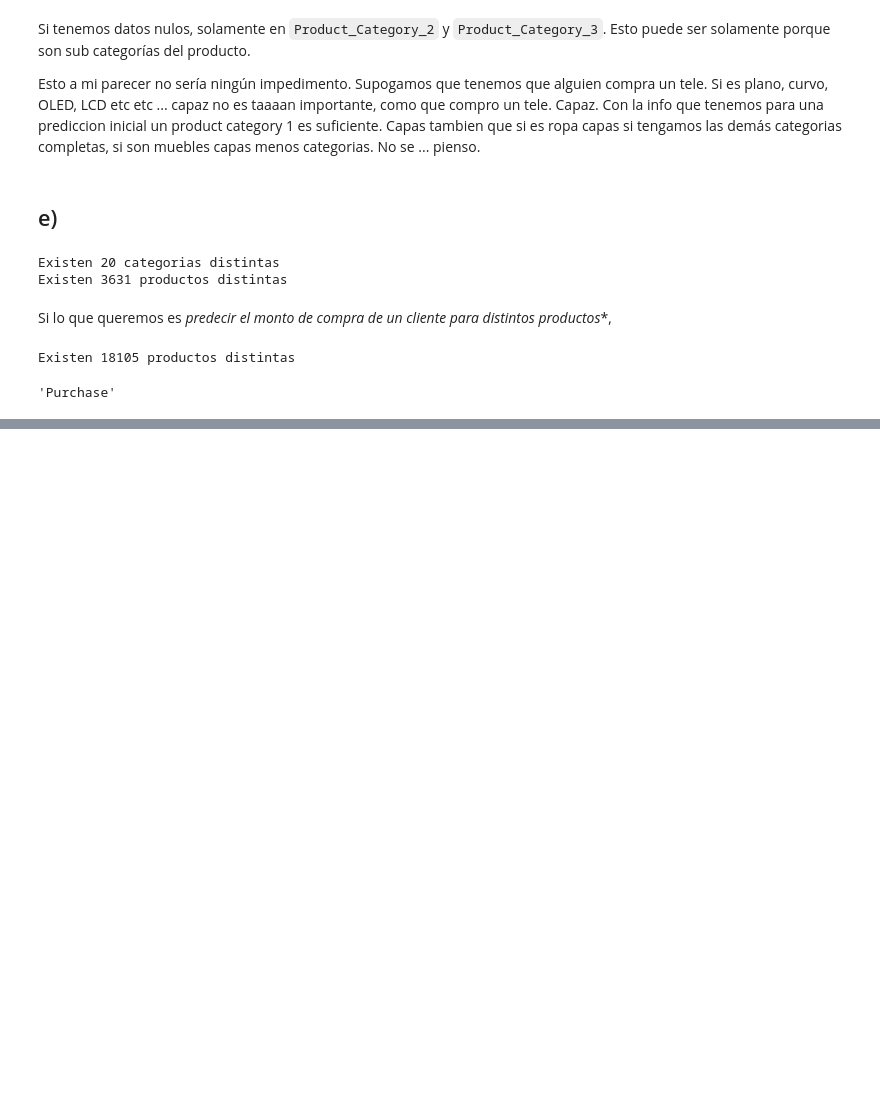
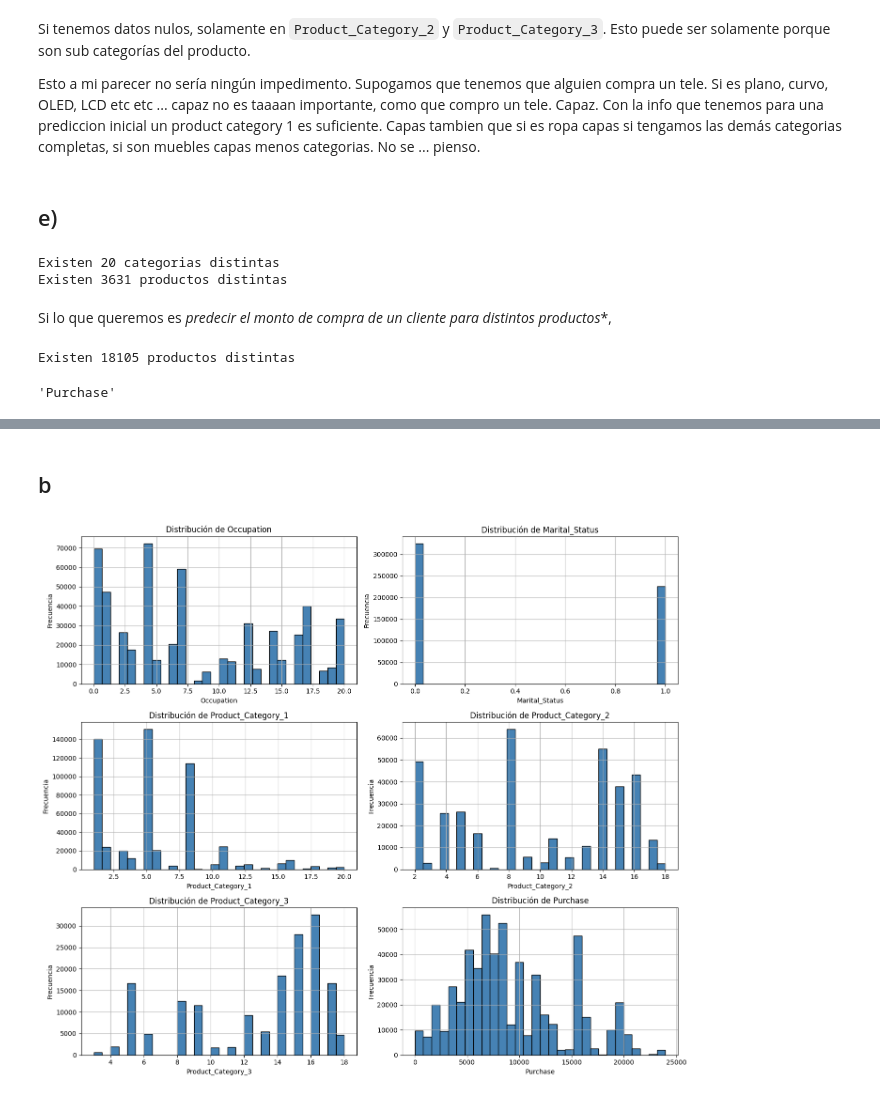
Before and after one commit to RafaelPigata/RP_blackfriday_sales_prediction, a Jupyter notebook: TP1.ipynb, the cells around one changed output, grey strips where cells are left out. Drawn from its saved outputs; the diff is of its cells as text; code cells hidden in the pictures; blank space fills up the shorter version.

```diff
--- a/TP1.ipynb
+++ b/TP1.ipynb
@@ -158,0 +209,19 @@ attributes[-1]
+# %% [markdown]
+## b
+# %%
+cols_numericas = ['Occupation', 'Marital_Status', 'Product_Category_1',
+                   'Product_Category_2', 'Product_Category_3', 'Purchase']
+
+fig, axes = plt.subplots(3, 2, figsize=(14, 12))
+axes = axes.flatten()
+
+for i, col in enumerate(cols_numericas):
+    data[col].dropna().hist(bins=30, ax=axes[i], color='steelblue', edgecolor='black')
+    axes[i].set_title(f'Distribución de {col}')
+    axes[i].set_xlabel(col)
+    axes[i].set_ylabel('Frecuencia')
+
+plt.tight_layout()
+plt.show()
+# %% [output]
+[figure, added]
```
Also changed, not shown: parts of 32 cells of this notebook.
